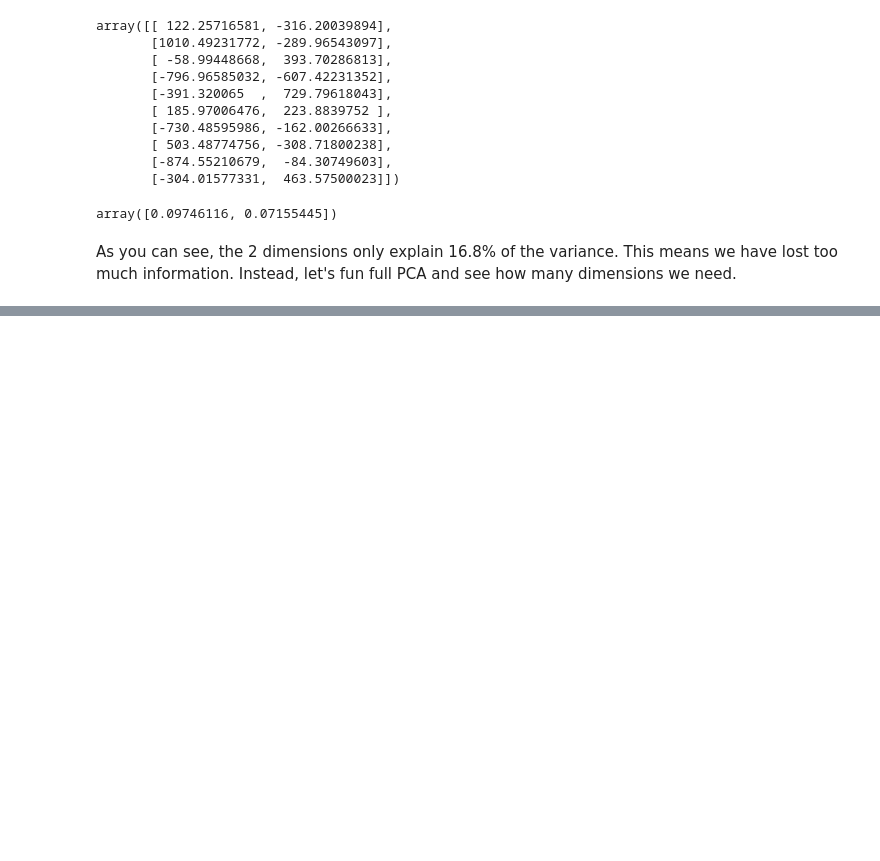
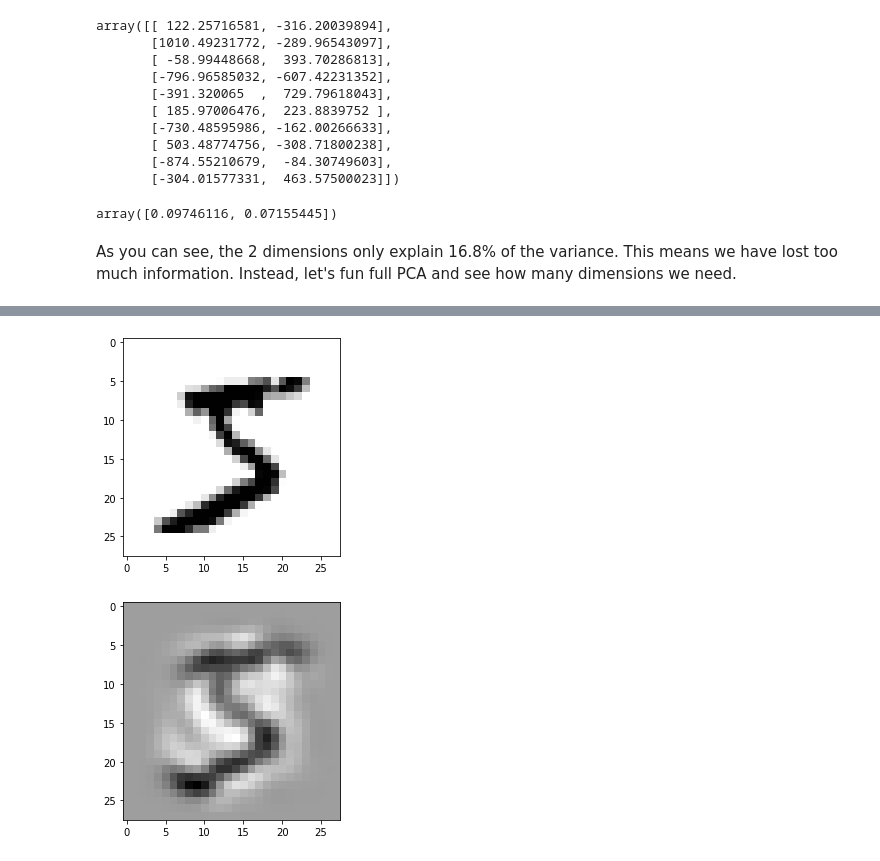
Before and after one commit to youngelf/MachineLearning, a Jupyter notebook: Hands-On2/Chapter 8.ipynb, the cells around one changed output, grey strips where cells are left out. Cells and saved outputs as stored; diff of their text form; code cells hidden in the pictures; blank space fills up the shorter version.

```diff
--- a/Hands-On2/Chapter 8.ipynb
+++ b/Hands-On2/Chapter 8.ipynb
@@ -100,0 +225,6 @@ pca.fit(X)
+# %%
+showImage(X_orig)
+showImage(X_back)
+# %% [output]
+[figure, added]
+[figure, added]
```
Also changed, not shown: parts of 63 cells of this notebook, 4 other files.
